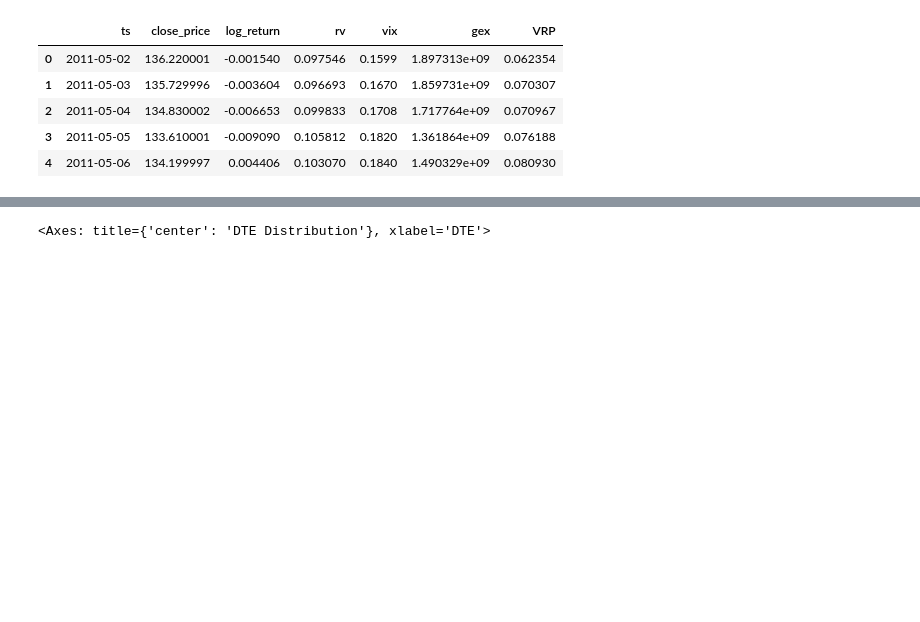
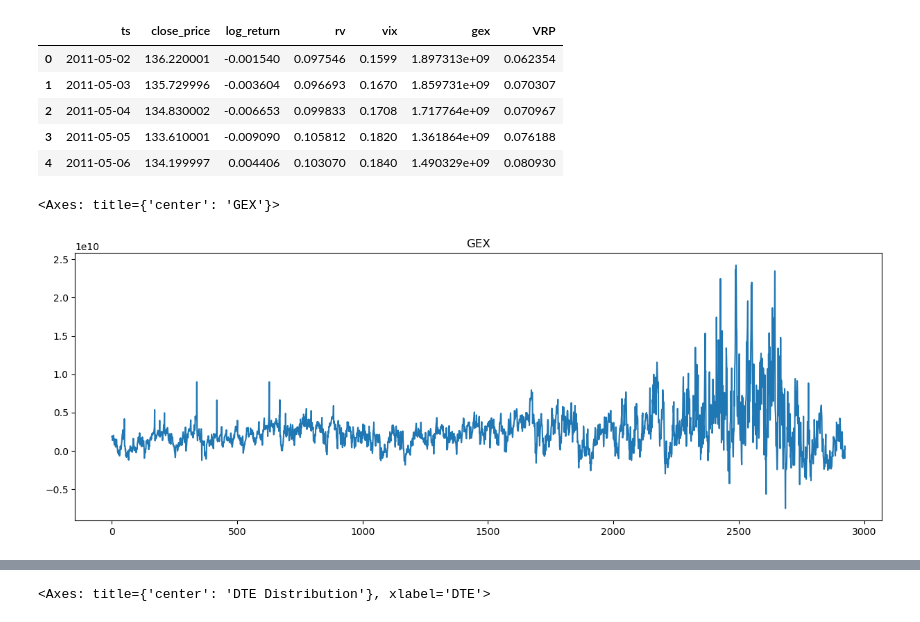
Before and after one commit to yifandill/Gamma_Exposure_Quant_Research, a Jupyter notebook: src/straddle_strategy.ipynb, the cells around one changed output, grey strips where cells are left out. Cells and saved outputs as stored; diff of their text form; code cells hidden in the pictures; blank space fills up the shorter version.

```diff
--- a/src/straddle_strategy.ipynb
+++ b/src/straddle_strategy.ipynb
@@ -39,3 +39,8 @@ df_label.head()
 | 2 | 2011-05-04 | 134.830002 | -0.006653 | 0.099833 | 0.1708 | 1.717764e+09 | 0.070967 |
 | 3 | 2011-05-05 | 133.610001 | -0.009090 | 0.105812 | 0.1820 | 1.361864e+09 | 0.076188 |
 | 4 | 2011-05-06 | 134.199997 | 0.004406 | 0.103070 | 0.1840 | 1.490329e+09 | 0.080930 |
+# %%
+df_label['gex'].plot(figsize=(15,5), title='GEX')
+# %% [output]
+<Axes: title={'center': 'GEX'}>
+[figure, added]
```
Also changed, not shown: parts of 4 cells of this notebook.
